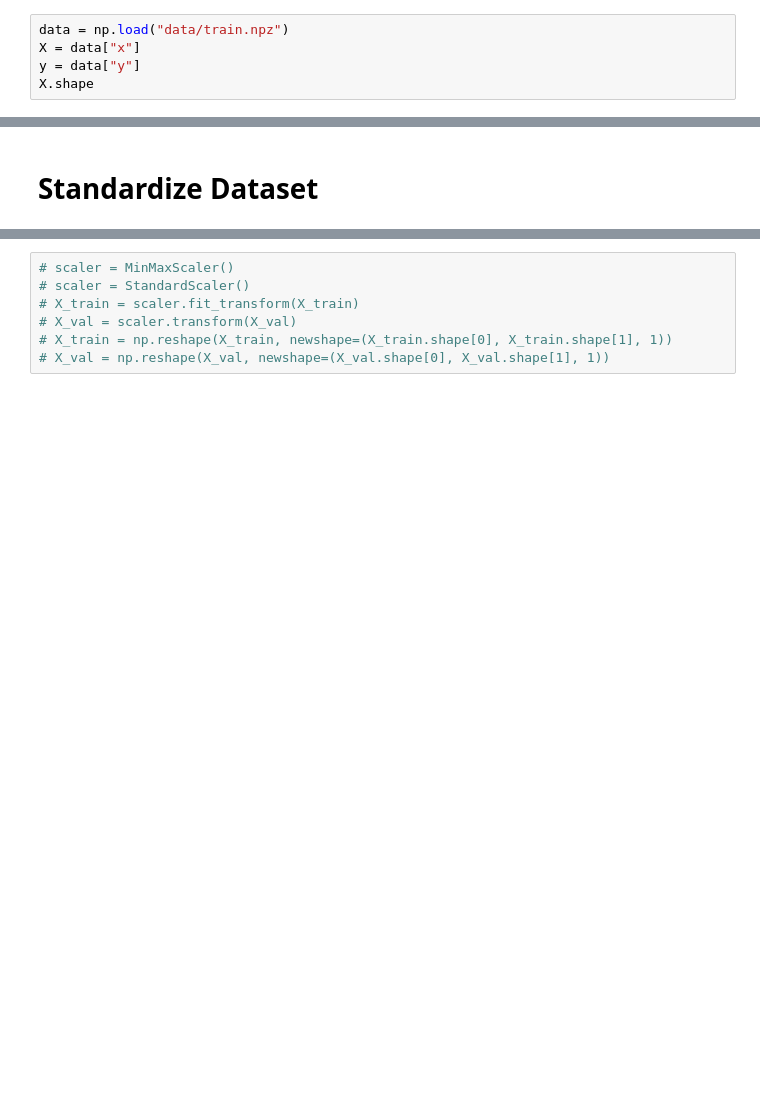
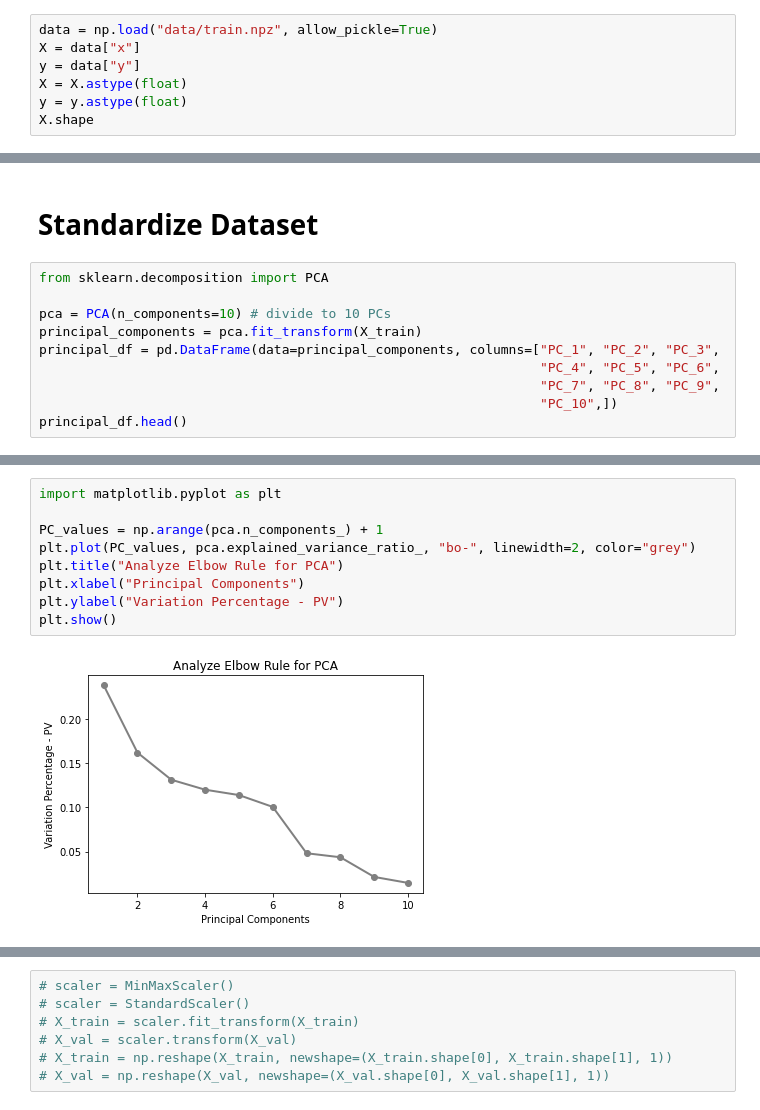
Before and after one commit to neemiasbsilva/case-study-data-science, a Jupyter notebook: spaceship_titanic/notebooks/ml_pipeline.ipynb, the cells around one changed output, grey strips where cells are left out. Drawn from its saved outputs; the diff is of its cells as text; blank space fills up the shorter version.

```diff
--- a/spaceship_titanic/notebooks/ml_pipeline.ipynb
+++ b/spaceship_titanic/notebooks/ml_pipeline.ipynb
@@ -24,8 +24,10 @@ data/  kaggle.json  notebooks/  reports/  test.npz
 # %% [markdown]
 # Load Dataset
 # %%
-data = np.load("data/train.npz")
+data = np.load("data/train.npz", allow_pickle=True)
 X = data["x"]
 y = data["y"]
+X = X.astype(float)
+y = y.astype(float)
 X.shape
 # %% [output]
@@ -40,3 +42,13 @@ print(f"Amount of Train Samples: {len(X_train)} - Amount of Validation Sample: {
 Amount of Train Samples: 6519 - Amount of Validation Sample: 2174
 # %% [markdown]
 # Standardize Dataset
+# %%
+from sklearn.decomposition import PCA
+
+pca = PCA(n_components=10) # divide to 10 PCs
+principal_components = pca.fit_transform(X_train)
+principal_df = pd.DataFrame(data=principal_components, columns=["PC_1", "PC_2", "PC_3",
+                                                                "PC_4", "PC_5", "PC_6",
+                                                                "PC_7", "PC_8", "PC_9",
+                                                                "PC_10",])
+principal_df.head()
@@ -42,0 +62,11 @@ Amount of Train Samples: 6519 - Amount of Validation Sample: 2174
+# %%
+import matplotlib.pyplot as plt
+
+PC_values = np.arange(pca.n_components_) + 1
+plt.plot(PC_values, pca.explained_variance_ratio_, "bo-", linewidth=2, color="grey")
+plt.title("Analyze Elbow Rule for PCA")
+plt.xlabel("Principal Components")
+plt.ylabel("Variation Percentage - PV")
+plt.show()
+# %% [output]
+[figure, added]
```
Also changed, not shown: parts of 17 cells of this notebook.
